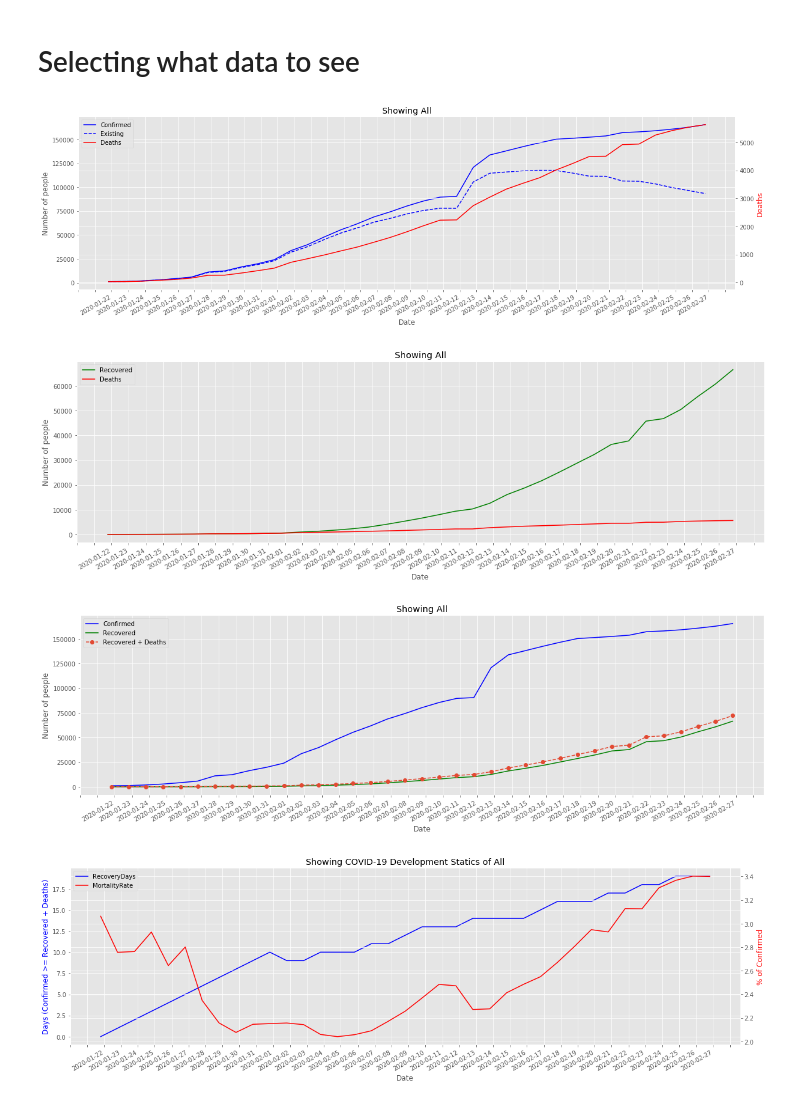
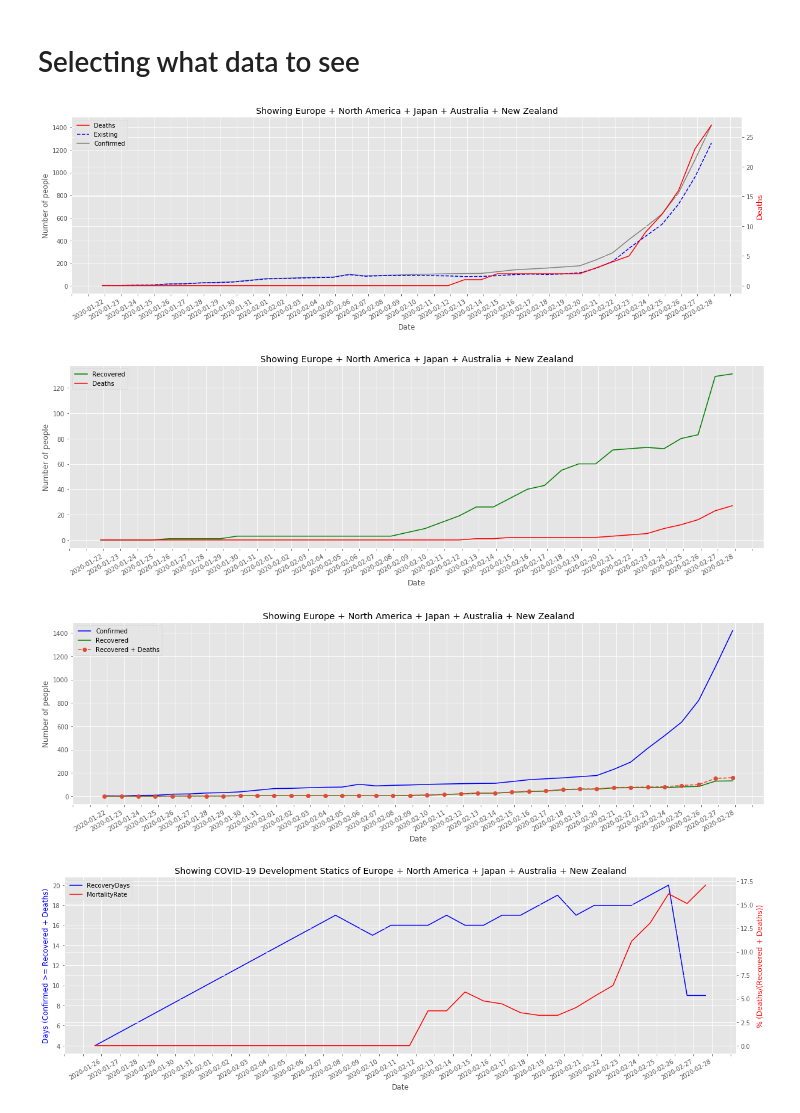
Before and after one commit to flow4u/public, a Jupyter notebook: Covid_19.ipynb, the cells around one changed output. Cells and saved outputs as stored; diff of their text form; code cells hidden in the pictures.

```diff
--- a/Covid_19.ipynb
+++ b/Covid_19.ipynb
@@ -44,16 +44,19 @@ df = df.reindex(sorted(df.columns), axis=1)
 # %%
 #@title
 europe = ['Austria', 'Belgium', 'Croatia', 'Finland',
-       'France', 'Germany','Italy', 'Norway', 'Romania','Greece','Georgia',
-       'Spain', 'Sweden','Switzerland', 'North Macedonia', 'Denmark', 'Estonia',
-       'UK', 'Netherlands', 'San Marino']
+       'France', 'Germany','Italy', 'Norway', 'Romania','Greece',
+       'Spain', 'Sweden','Switzerland', 'North Macedonia', 'Denmark',
+       'UK', 'Netherlands', 'San Marino', 'Iceland', 'North Ireland']
 
-western = ['Japan','Australia', 'Canada', 'US']
+east_europe=['Lithuania','Georgia','Estonia',
+             'Russia', 'Belarus']
+
+western = ['Japan','Australia', 'Canada', 'US', 'New Zealand']
 western.extend(europe)
 
 asia_excl_mainland_china = ['Cambodia',
-       'Hong Kong', 'India',
-       'Japan', 'Macau', 'Malaysia',
+       'Hong Kong', 'India', ' Azerbaijan',
+       'Japan', 'Macau', 'Malaysia', 'Macau',
        'Nepal', 'Philippines', 'Singapore', 'South Korea',
        'Sri Lanka', 'Taiwan', 'Thailand',
        'Vietnam']
@@ -61,15 +64,19 @@ asia_excl_mainland_china = ['Cambodia',
 asia = ['Mainland China']
 asia.extend(asia_excl_mainland_china)
 
-south_america = ['Brazil']
+south_america = ['Brazil', 'Mexico']
+
+africa = ['Nigeria']
 
 middle_east = ['Afghanistan', 'Algeria', 'Egypt', 'Bahrain','Kuwait','Oman',
        'Iran', 'Iraq', 'Israel', 'Pakistan',
-       'Lebanon', 'Macau',
+       'Lebanon',
        'United Arab Emirates']
 
-all_countries = ['Others', 'Russia']
+all_countries = ['Others']
 all_countries.extend(middle_east)
+all_countries.extend(east_europe)
+all_countries.extend(africa)
 all_countries.extend(south_america)
 all_countries.extend(asia)
 all_countries.extend(western)
@@ -90,7 +97,7 @@ if display_unique:
 
 #@markdown **Europe** = All European countries excl Russia
 
-country_selection = "All" #@param ["All", "Not Mainland China", 'Mainland China", "Europe", "Europe + North America + Japan + Australia", "Russia", "Middle-East", "India", "Others", "Asia", "Asia excl Mainland China"] {allow-input: true}
+country_selection = "Europe + North America + Japan + Australia + New Zealand" #@param ["All", "Not Mainland China", 'Mainland China", "Europe", "Europe + North America + Japan + Australia + New Zealand", "Russia", "Middle-East", "India", "Others", "Asia", "Asia excl Mainland China"] {allow-input: true}
 stepsize =  1#@param {type:"integer"}
 df2=[]
 if country_selection == 'Not Mainland China':
@@ -107,7 +114,7 @@ elif country_selection == 'India':
   df2 = df[df.index == 'India']
 elif country_selection == 'Europe':
   df2 = df[df.index.isin(europe)]
-elif country_selection == 'Europe + North America + Japan + Australia':
+elif country_selection == 'Europe + North America + Japan + Australia + New Zealand':
   df2 = df[df.index.isin(western)]
 elif country_selection == 'Russia':
   df2 = df[df.index == 'Russia']
@@ -124,36 +131,37 @@ df_status = df2.groupby(['Status']).sum()
 df_plot = df_status.T.reset_index()
 df_plot['Existing'] = df_plot['Confirmed'] - df_plot['Deaths'] - df_plot['Recovered']
 plt.style.use('ggplot')
 x = df_plot['index']
 y1 = df_plot['Confirmed']
 y2 = df_plot['Deaths']
 y3 = df_plot['Existing']
 fig, ax1 = plt.subplots(figsize=(20,6))
 
 ax2 = ax1.twinx()
-line1, = ax1.plot(x, y1, 'b-', label = 'Confirmed')
+line1, = ax1.plot(x, y1, color='grey', label = 'Confirmed')
 line2, = ax1.plot(x, y3, 'b--', label = 'Existing')
 line3, = ax2.plot(x, y2, 'r-', label = 'Deaths')
+
 
 fig.autofmt_xdate()
 
 # ax1.set_ylim(0,55000)
 start, end = ax1.get_xlim()
 # stepsize = 5
 ax1.xaxis.set_ticks(np.arange(start, end, stepsize))
 
 ax1.set_xlabel('Date')
 ax1.set_ylabel('Number of people')
 ax2.set_ylabel('Deaths', color='r')
 
 
 title = 'Showing ' + country_selection
-plt.legend(handles=[line1, line2, line3], loc='upper left')
+plt.legend(handles=[line3, line2, line1], loc='upper left')
 plt.title(title)
 
 plt.show()
 # %% [output]
-[figure, old version]
+[figure, new version]
 # %%
 #@title
 df_plot = df_status.T.reset_index()
@@ -186,7 +194,7 @@ plt.title(title)
 
 plt.show()
 # %% [output]
-[figure, old version]
+[figure, new version]
 # %%
 #@title
 df_plot = df_status.T.reset_index()
@@ -222,7 +230,7 @@ plt.title(title)
 
 plt.show()
 # %% [output]
-[figure, old version]
+[figure, new version]
 # %%
 #@title
 df_temp2 = df_status.T.reset_index()
@@ -237,7 +245,7 @@ for index, row in df_temp2.iterrows():
     value_lookup = row['Recovered']
     value2_lookup = row['Confirmed']
     value3_lookup = row['Deaths']
-    mortality_rate = value3_lookup / value2_lookup * 100
+    mortality_rate = value3_lookup / (value_lookup+value3_lookup) * 100
     # mortality_rate_list.append(mortality_rate)
     if(value_temp != value_lookup or value2_temp != value2_lookup or value3_temp != value3_lookup):
       for index2, row2 in df_temp2.iterrows():
@@ -285,7 +293,7 @@ ax1.xaxis.set_ticks(np.arange(start, end, stepsize))
 
 ax1.set_xlabel('Date')
 ax1.set_ylabel('Days (Confirmed >= Recovered + Deaths)', color='b')
-ax2.set_ylabel('% of Confirmed', color='r')
+ax2.set_ylabel('% (Deaths/(Recovered + Deaths))', color='r')
 
 title = 'Showing COVID-19 Development Statics of ' + country_selection
 plt.legend(handles=[line1,line2], loc='upper left')
@@ -293,4 +301,4 @@ plt.title(title)
 
 plt.show()
 # %% [output]
-[figure, old version]
+[figure, new version]
```
